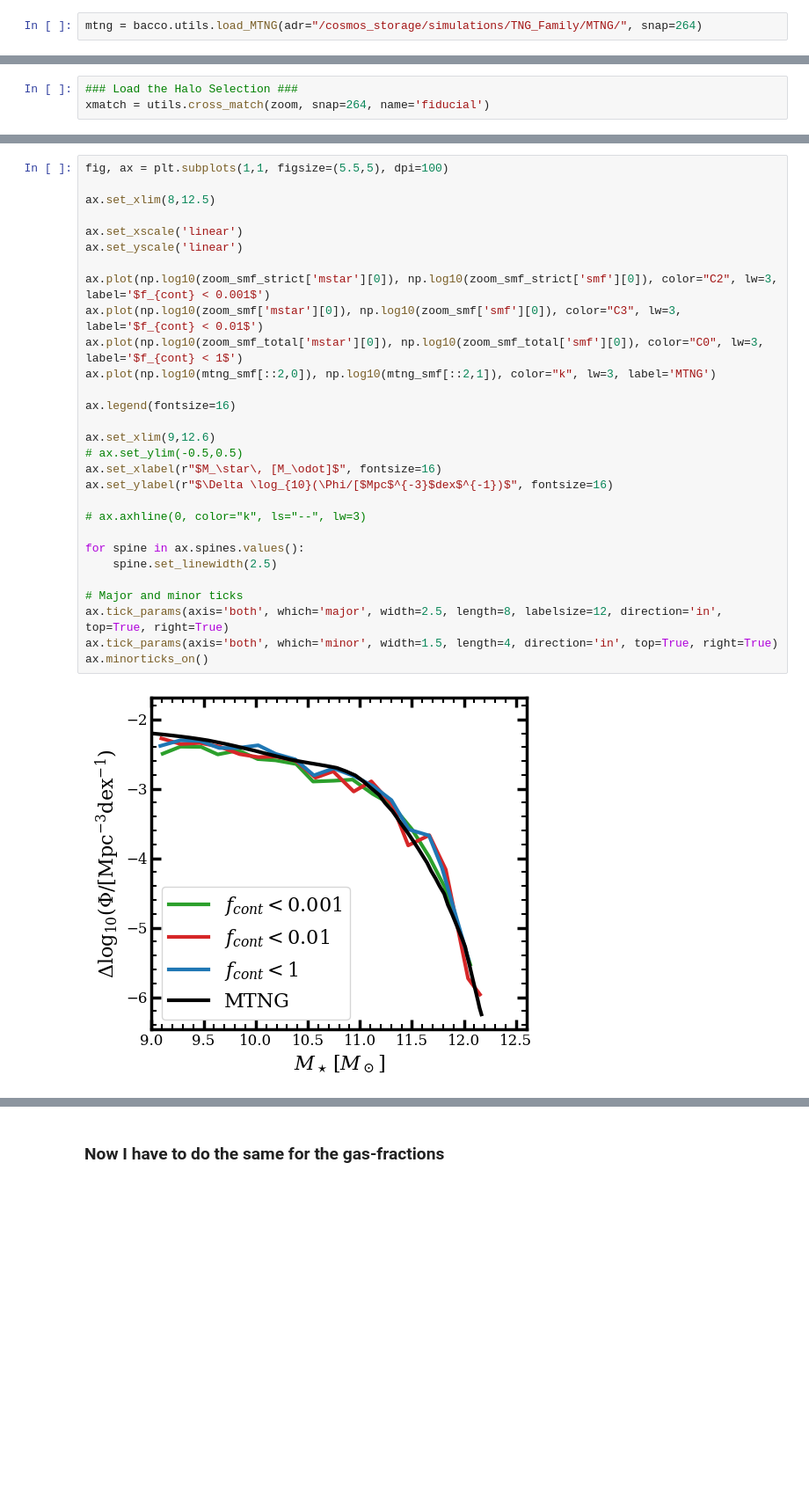
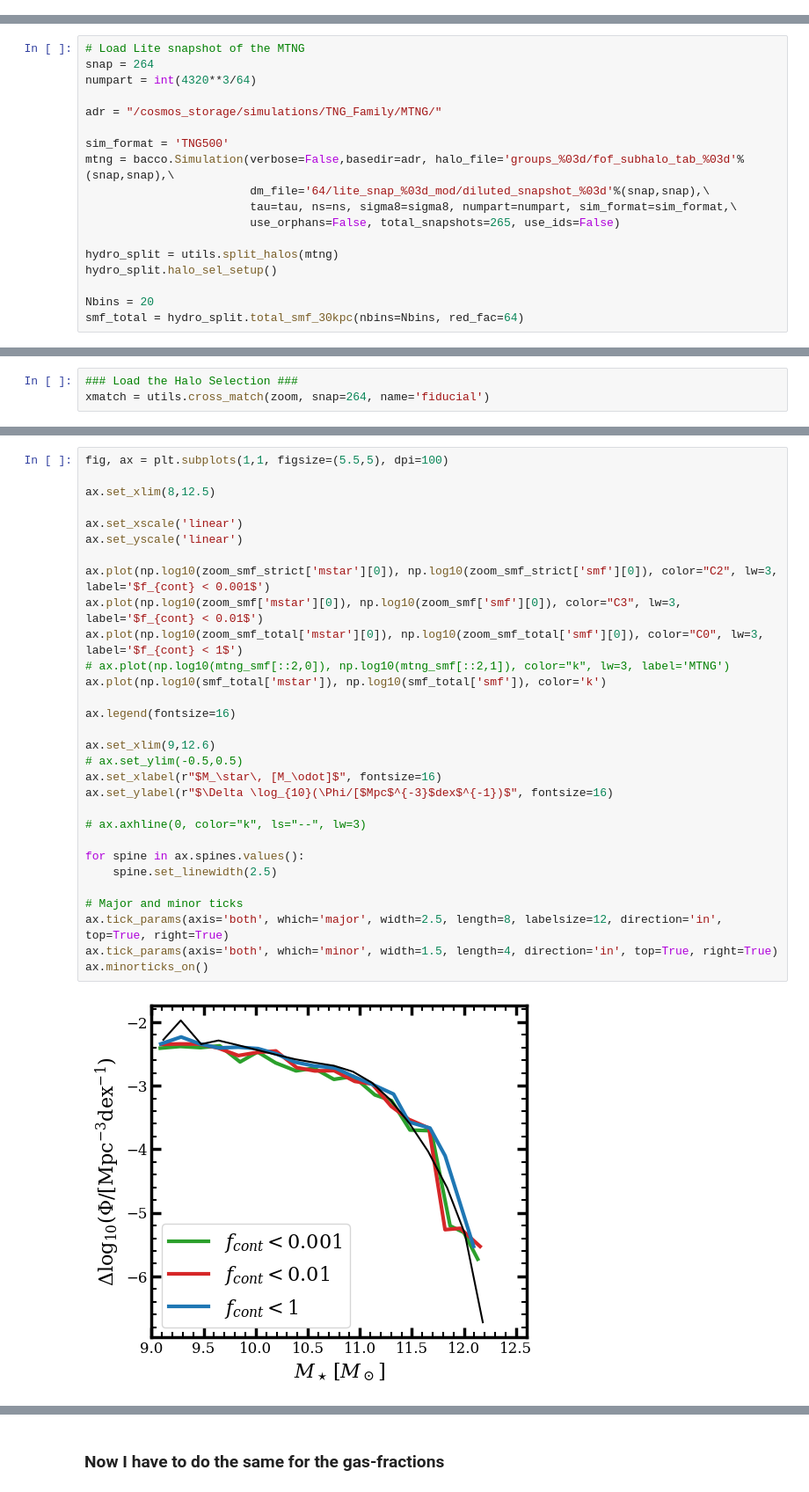
Before and after one commit to fgmaion/MTNG-resims, a Jupyter notebook: Notebooks/validation/1pt_validation_plots.ipynb, the cells around one changed output, grey strips where cells are left out. Shown at 88% size. Cells and saved outputs as stored; diff of their text form; blank space fills up the shorter version.

```diff
--- a/Notebooks/validation/1pt_validation_plots.ipynb
+++ b/Notebooks/validation/1pt_validation_plots.ipynb
@@ -29,5 +26,3 @@ def get_contamination_fraction(zoom, xmatch):
     lr_mass = zoom.fof['halo_mfof_type'][:,2][xmatch['ind']] + zoom.fof['halo_mfof_type'][:,3][xmatch['ind']]
 
     return lr_mass / (hd_mass + lr_mass)
-# %%
-mtng = bacco.utils.load_MTNG(adr="/cosmos_storage/simulations/TNG_Family/MTNG/", snap=264)
@@ -38,0 +35,18 @@ mtng = bacco.utils.load_MTNG(adr="/cosmos_storage/simulations/TNG_Family/MTNG/",
+# %%
+# Load Lite snapshot of the MTNG
+snap = 264
+numpart = int(4320**3/64)
+
+adr = "/cosmos_storage/simulations/TNG_Family/MTNG/"
+
+sim_format = 'TNG500'
+mtng = bacco.Simulation(verbose=False,basedir=adr, halo_file='groups_%03d/fof_subhalo_tab_%03d'%(snap,snap),\
+                        dm_file='64/lite_snap_%03d_mod/diluted_snapshot_%03d'%(snap,snap),\
+                        tau=tau, ns=ns, sigma8=sigma8, numpart=numpart, sim_format=sim_format,\
+                        use_orphans=False, total_snapshots=265, use_ids=False)
+
+hydro_split = utils.split_halos(mtng)
+hydro_split.halo_sel_setup()
+
+Nbins = 20
+smf_total = hydro_split.total_smf_30kpc(nbins=Nbins, red_fac=64)
@@ -298,31 +210,32 @@ mtng_smf = np.array([
 # %%
 fig, ax = plt.subplots(1,1, figsize=(5.5,5), dpi=100)
 
 ax.set_xlim(8,12.5)
 
 ax.set_xscale('linear')
 ax.set_yscale('linear')
 
 ax.plot(np.log10(zoom_smf_strict['mstar'][0]), np.log10(zoom_smf_strict['smf'][0]), color="C2", lw=3, label='$f_{cont} < 0.001$')
 ax.plot(np.log10(zoom_smf['mstar'][0]), np.log10(zoom_smf['smf'][0]), color="C3", lw=3, label='$f_{cont} < 0.01$')
 ax.plot(np.log10(zoom_smf_total['mstar'][0]), np.log10(zoom_smf_total['smf'][0]), color="C0", lw=3, label='$f_{cont} < 1$')
-ax.plot(np.log10(mtng_smf[::2,0]), np.log10(mtng_smf[::2,1]), color="k", lw=3, label='MTNG')
+# ax.plot(np.log10(mtng_smf[::2,0]), np.log10(mtng_smf[::2,1]), color="k", lw=3, label='MTNG')
+ax.plot(np.log10(smf_total['mstar']), np.log10(smf_total['smf']), color='k')
 
 ax.legend(fontsize=16)
 
 ax.set_xlim(9,12.6)
 # ax.set_ylim(-0.5,0.5)
 ax.set_xlabel(r"$M_\star\, [M_\odot]$", fontsize=16)
 ax.set_ylabel(r"$\Delta \log_{10}(\Phi/[$Mpc$^{-3}$dex$^{-1})$", fontsize=16)
 
 # ax.axhline(0, color="k", ls="--", lw=3)
 
 for spine in ax.spines.values():
     spine.set_linewidth(2.5)
 
 # Major and minor ticks
 ax.tick_params(axis='both', which='major', width=2.5, length=8, labelsize=12, direction='in', top=True, right=True)
 ax.tick_params(axis='both', which='minor', width=1.5, length=4, direction='in', top=True, right=True)
 ax.minorticks_on()
 # %% [output]
-[figure, old version]
+[figure, new version]
```
Also changed, not shown: parts of 19 cells of this notebook, 45 other files.
